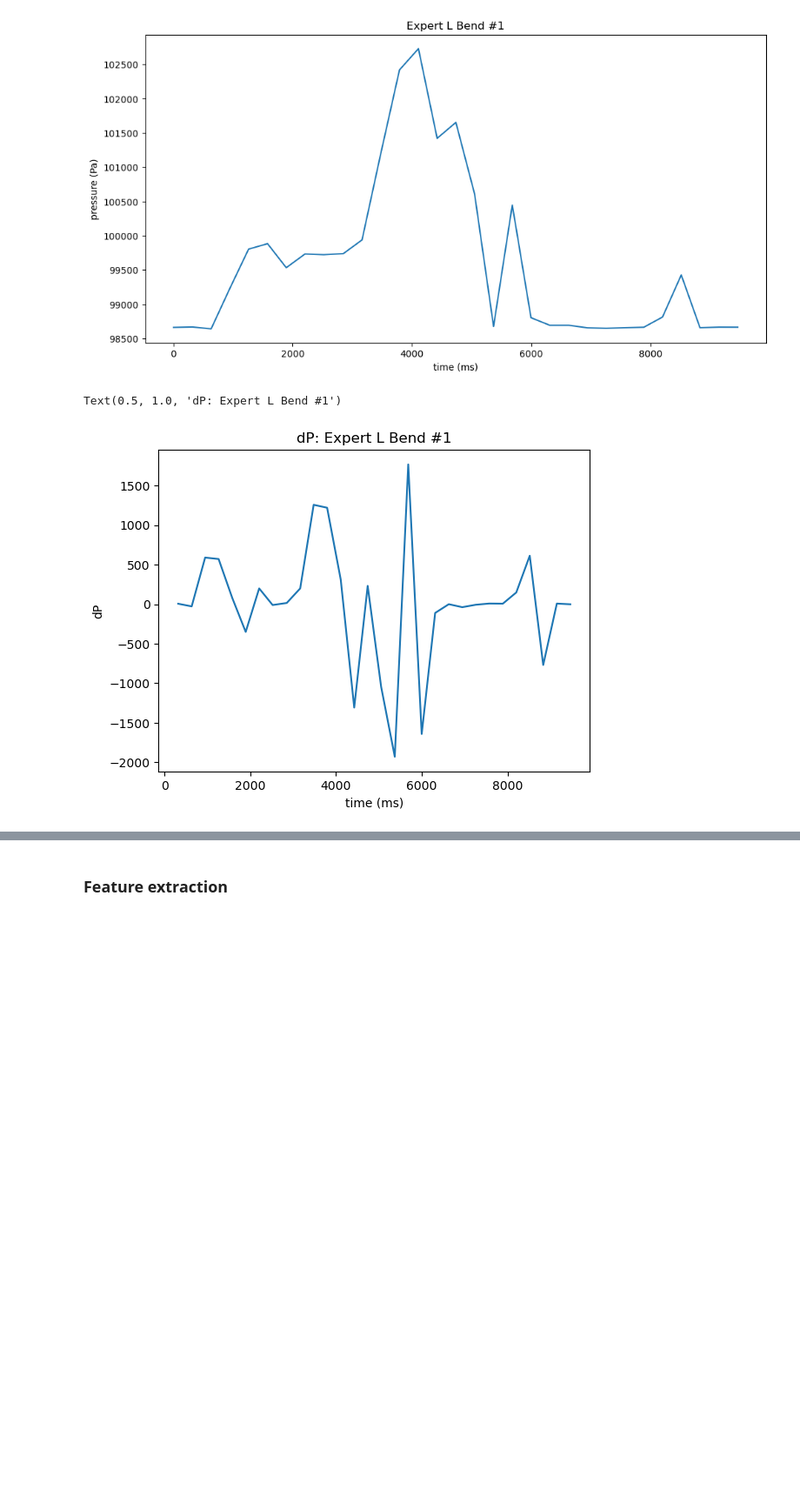
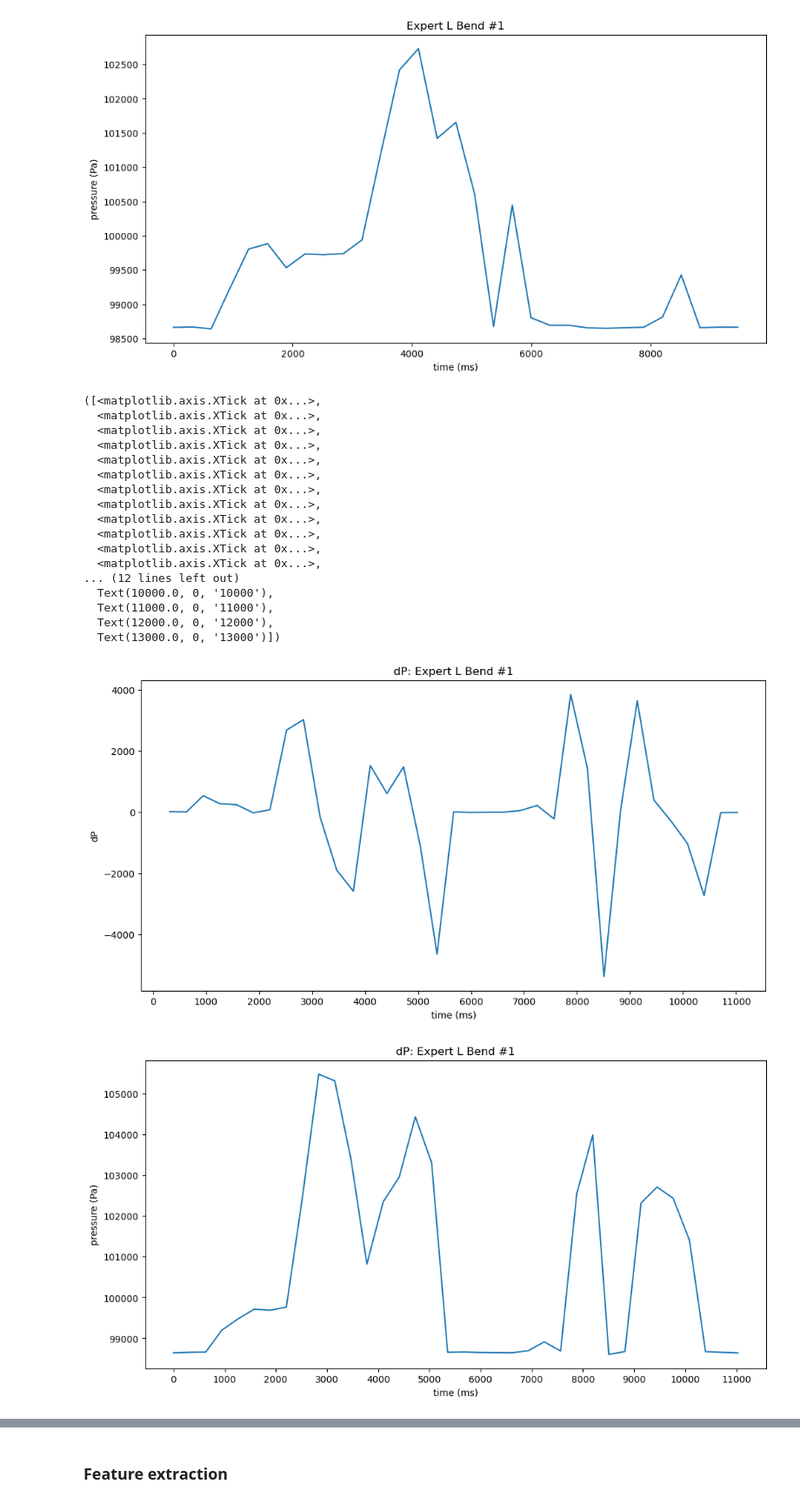
Before and after one commit to The-Hybrid-Atelier/2024-REU-Neon, a Jupyter notebook: livePressureExp/PressureLiveViz.ipynb, the cells around one changed output, grey strips where cells are left out. Shown at 87% size. Drawn from its saved outputs; the diff is of its cells as text; code cells hidden in the pictures; blank space fills up the shorter version.

```diff
--- a/livePressureExp/PressureLiveViz.ipynb
+++ b/livePressureExp/PressureLiveViz.ipynb
@@ -250,14 +280,44 @@ sns.lineplot(data=expert_data, x=expert_data['time (ms)'], y=expert_data['pressu
 # %% [output]
 Text(0.5, 1.0, 'Expert L Bend #1')
 [figure]
-# %%
-# expert_data["dt"] =
-expert_data["dt"] = expert_data["time (ms)"].diff()
-expert_data["dP"] = expert_data["pressure (Pa)"].diff()
-
-# expert_data
-sns.lineplot(data=expert_data, x=expert_data['time (ms)'], y=expert_data['dP']).set_title('dP: Expert L Bend #1')
-sns.lineplot(data=expert_data, x=expert_data['time (ms)'], y=expert_data['p']).set_title('dP: Expert L Bend #1')
-# %% [output]
-Text(0.5, 1.0, 'dP: Expert L Bend #1')
-[figure, removed]
+# %%
+# expert_data["dt"] =
+expert_data["dt"] = expert_data["time (ms)"].diff()
+expert_data["dP"] = expert_data["pressure (Pa)"].diff()
+rohdata["dt"] = rohdata["time (ms)"].diff()
+rohdata["dP"] = rohdata["pressure (Pa)"].diff()
+
+# expert_data
+plt.figure(figsize=(12, 6))#size of the data plot
+sns.lineplot(data=expert_data, x=expert_data['time (ms)'], y=expert_data['dP']).set_title('dP: Expert L Bend #1')
+plt.xticks(np.arange(expert_data['time (ms)'].min(), expert_data['time (ms)'].max(), 1000.0))
+plt.figure(figsize=(12, 6))#size of the data plot
+sns.lineplot(data=expert_data, x=expert_data['time (ms)'], y=expert_data['pressure (Pa)']).set_title('dP: Expert L Bend #1')
+plt.xticks(np.arange(expert_data['time (ms)'].min(), expert_data['time (ms)'].max(), 1000.0))
+plt.figure(figsize=(12, 6))#size of the data plot
+
+sns.lineplot(data=rohdata, x=rohdata['time (ms)'], y=rohdata['dP']).set_title('dP: Rohita L Bend #1')
+plt.xticks(np.arange(rohdata['time (ms)'].min(), rohdata['time (ms)'].max(), 1000.0))
+plt.figure(figsize=(12, 6))#size of the data plot
+sns.lineplot(data=rohdata, x=rohdata['time (ms)'], y=rohdata['pressure (Pa)']).set_title('dP: Rohita L Bend #1')
+plt.xticks(np.arange(rohdata['time (ms)'].min(), rohdata['time (ms)'].max(), 1000.0))
+# %% [output]
+([<matplotlib.axis.XTick at 0x...>,
+  <matplotlib.axis.XTick at 0x...>,
+  <matplotlib.axis.XTick at 0x...>,
+  <matplotlib.axis.XTick at 0x...>,
+  <matplotlib.axis.XTick at 0x...>,
+  <matplotlib.axis.XTick at 0x...>,
+  <matplotlib.axis.XTick at 0x...>,
+  <matplotlib.axis.XTick at 0x...>,
+  <matplotlib.axis.XTick at 0x...>,
+  <matplotlib.axis.XTick at 0x...>,
+  <matplotlib.axis.XTick at 0x...>,
+  <matplotlib.axis.XTick at 0x...>,
+... (12 lines left out)
+  Text(10000.0, 0, '10000'),
+  Text(11000.0, 0, '11000'),
+  Text(12000.0, 0, '12000'),
+  Text(13000.0, 0, '13000')])
+[figure, added]
+[figure, added]
```
Also changed, not shown: parts of 2 cells of this notebook, 3 other files.
